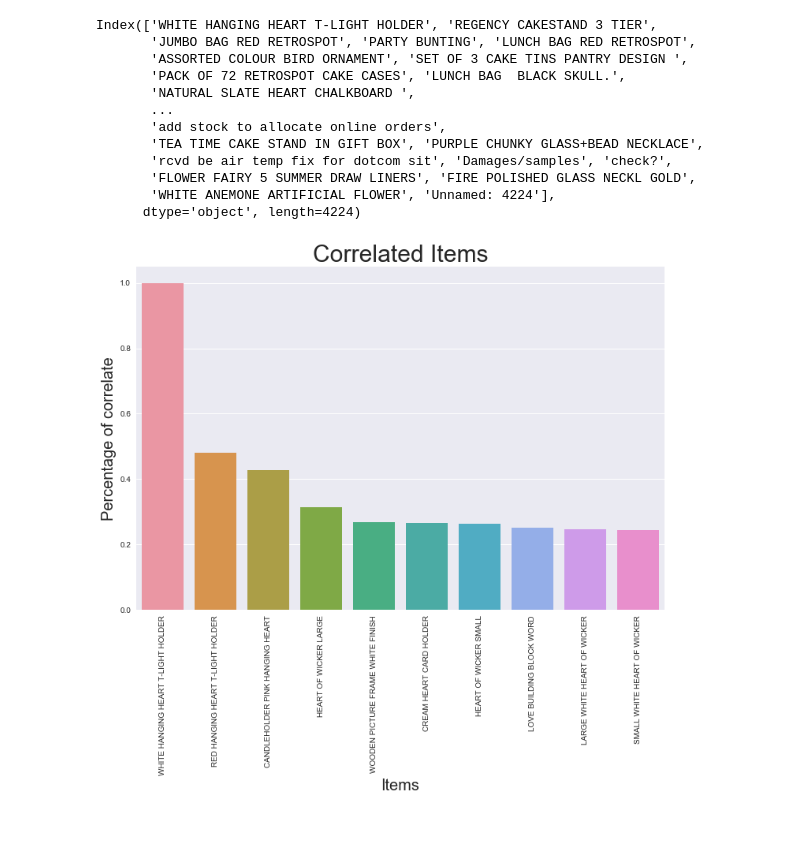
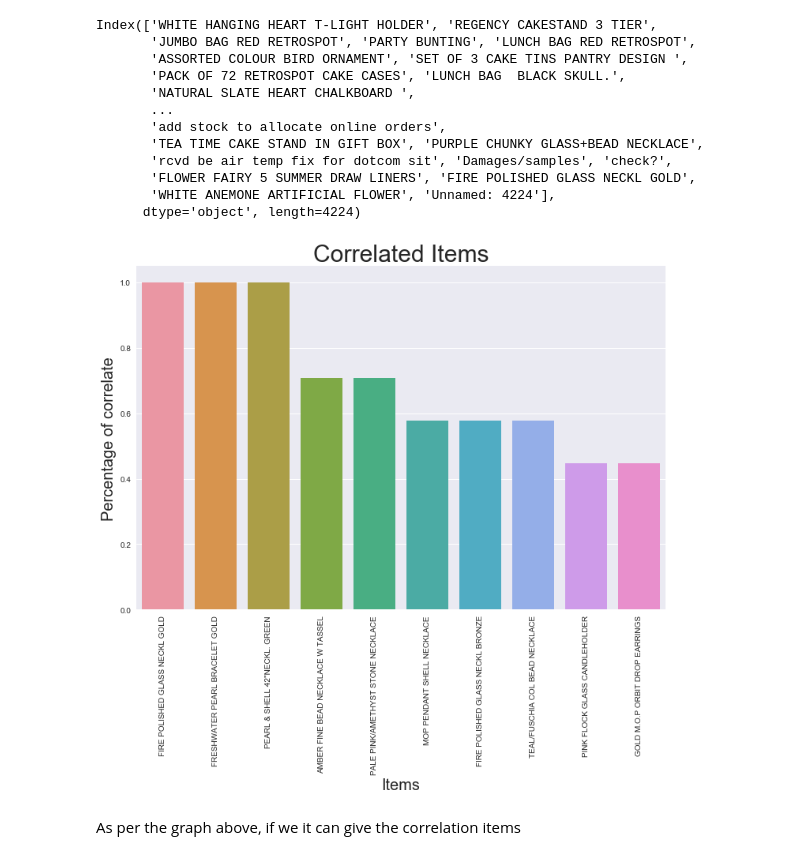
Before and after one commit to JAsanka/BUSINESS-INTELLIGENCE-SYSTEM, a Jupyter notebook: Untitled1.ipynb, the cells around one changed output. Cells and saved outputs as stored; diff of their text form; code cells hidden in the pictures; blank space fills up the shorter version.

```diff
--- a/Untitled1.ipynb
+++ b/Untitled1.ipynb
@@ -206,7 +228,7 @@ prod_prof.head()
 | 3 | 536365 | 2010-12-01 | 17850.0 | KNITTED UNION FLAG HOT WATER BOTTLE | 6 | 3.39 | 2.712 | 0.678 | ... |
 | 4 | 536365 | 2010-12-01 | 17850.0 | RED WOOLLY HOTTIE WHITE HEART. | 6 | 3.39 | 2.712 | 0.678 | ... |
 # %%
-corr = pd.read_csv("datasets//correlation.csv", index_col=0)
+corr = pd.read_csv("datasets//correlation.zip", index_col=0, compression="zip")
 corr.head()
 # %% [output]
 |  | WHITE HANGING HEART T-LIGHT HOLDER | REGENCY CAKESTAND 3 TIER | JUMBO BAG RED RETROSPOT | PARTY BUNTING | LUNCH BAG RED RETROSPOT | ... |
@@ -241,16 +260,18 @@ Index(['WHITE HANGING HEART T-LIGHT HOLDER', 'REGENCY CAKESTAND 3 TIER',
 # %%
 def corr_items(item):
     list_item = cor_[item].sort_values(ascending=False).head(10)
     plt.figure(figsize=(12,8))
     sns.barplot(list_item.index, list_item.values)
     plt.title("Correlated Items", fontsize=30)
     plt.xlabel("Items", fontsize=20)
     plt.ylabel("Percentage of correlate", fontsize=20)
     plt.xticks(rotation="vertical")
     plt.show()
     return
 
-item = "WHITE HANGING HEART T-LIGHT HOLDER"
+item = "FIRE POLISHED GLASS NECKL GOLD"
 corr_items(item)
 # %% [output]
-[figure, old version]
+[figure, new version]
+# %% [markdown]
+As per the graph above, if we it can give the correlation items
```
Also changed, not shown: parts of 17 cells of this notebook.
